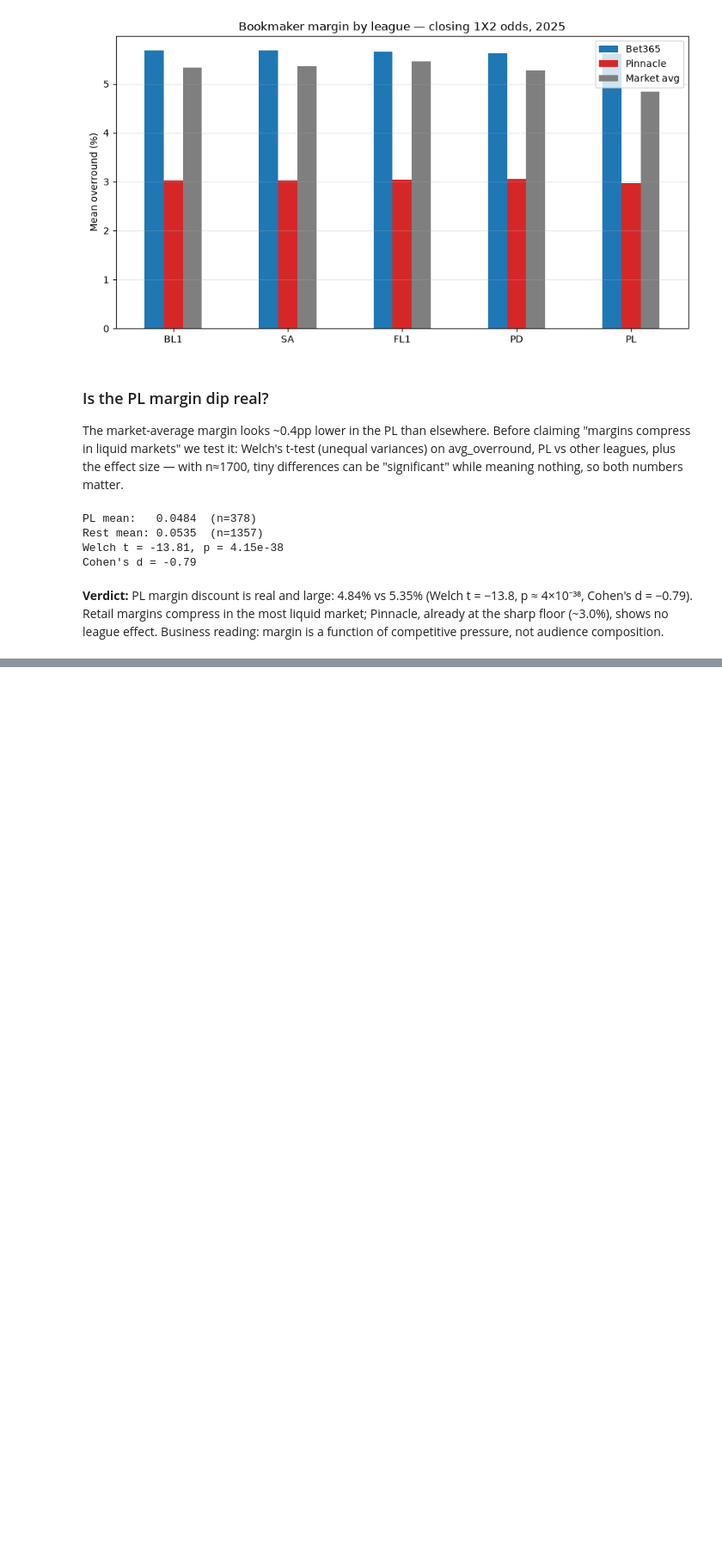
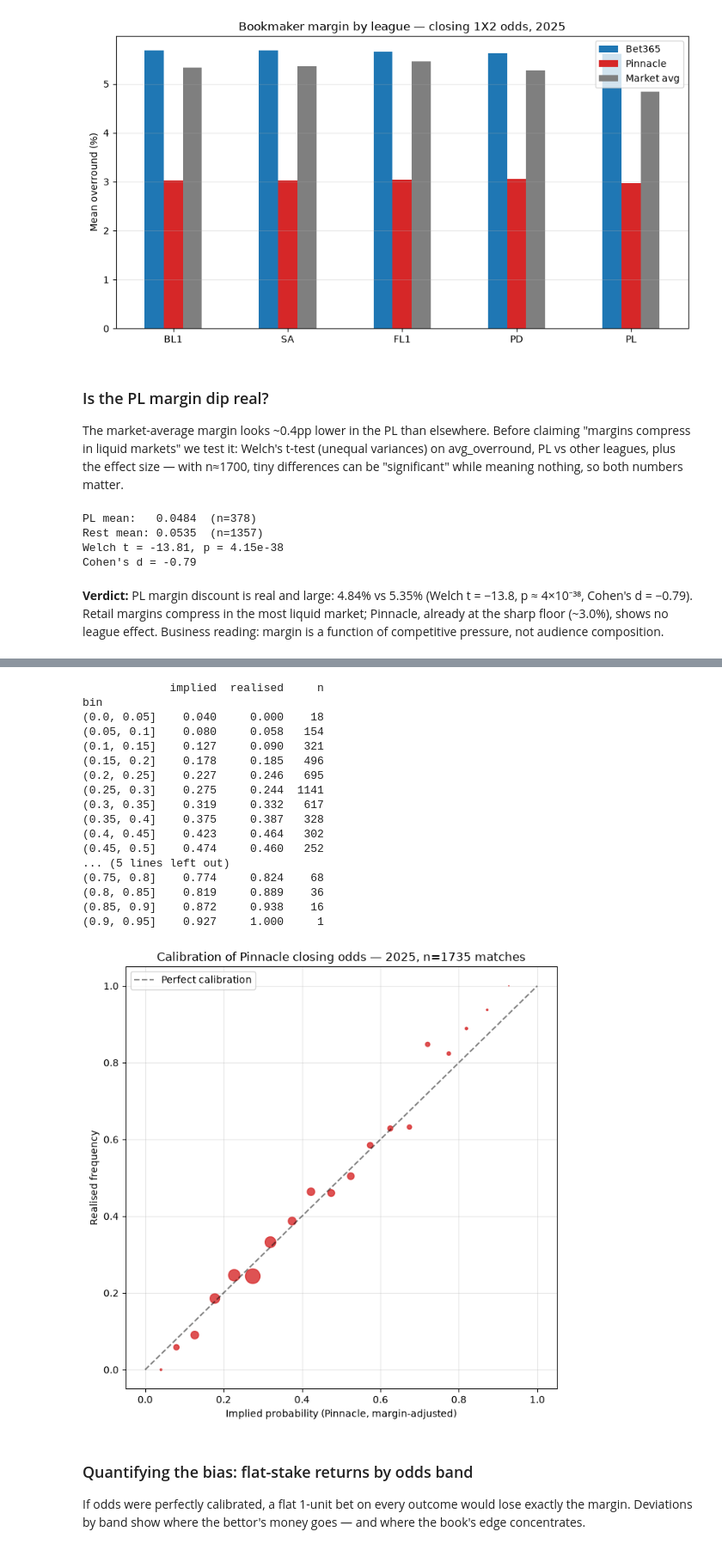
Before and after one commit to Semih-H/sportsbook-odds-analysis, a Jupyter notebook: notebooks/02_eda.ipynb, the cells around one changed output, grey strips where cells are left out. Shown at 86% size. Cells and saved outputs as stored; diff of their text form; code cells hidden in the pictures; blank space fills up the shorter version.

Commit message:
EDA: calibration analysis - favorite-longshot bias quantified via flat-stake P&L, Pinnacle vs B365

```diff
--- a/notebooks/02_eda.ipynb
+++ b/notebooks/02_eda.ipynb
@@ -164,0 +204,47 @@ function of competitive pressure, not audience composition.
+# %%
+# Bin implied probabilities, compare to realised frequency per bin
+bins = np.arange(0, 1.05, 0.05)
+pin_out["bin"] = pd.cut(pin_out["implied_prob"], bins)
+
+calib = pin_out.groupby("bin", observed=True).agg(
+    implied=("implied_prob", "mean"),
+    realised=("happened", "mean"),
+    n=("happened", "size"),
+)
+print(calib.round(3))
+
+fig, ax = plt.subplots(figsize=(7, 7))
+ax.plot([0, 1], [0, 1], "k--", alpha=0.5, label="Perfect calibration")
+ax.scatter(calib["implied"], calib["realised"],
+           s=calib["n"] / 5, alpha=0.8, color="#d62728")
+ax.set_xlabel("Implied probability (Pinnacle, margin-adjusted)")
+ax.set_ylabel("Realised frequency")
+ax.set_title("Calibration of Pinnacle closing odds — 2025, n=1735 matches")
+ax.legend()
+ax.grid(alpha=0.3)
+plt.tight_layout()
+plt.show()
+# %% [output]
+             implied  realised     n
+bin
+(0.0, 0.05]    0.040     0.000    18
+(0.05, 0.1]    0.080     0.058   154
+(0.1, 0.15]    0.127     0.090   321
+(0.15, 0.2]    0.178     0.185   496
+(0.2, 0.25]    0.227     0.246   695
+(0.25, 0.3]    0.275     0.244  1141
+(0.3, 0.35]    0.319     0.332   617
+(0.35, 0.4]    0.375     0.387   328
+(0.4, 0.45]    0.423     0.464   302
+(0.45, 0.5]    0.474     0.460   252
+... (5 lines left out)
+(0.75, 0.8]    0.774     0.824    68
+(0.8, 0.85]    0.819     0.889    36
+(0.85, 0.9]    0.872     0.938    16
+(0.9, 0.95]    0.927     1.000     1
+[figure, added]
+# %% [markdown]
+### Quantifying the bias: flat-stake returns by odds band
+If odds were perfectly calibrated, a flat 1-unit bet on every outcome
+would lose exactly the margin. Deviations by band show where the
+bettor's money goes — and where the book's edge concentrates.
```
Also changed, not shown: parts of 4 cells of this notebook.
